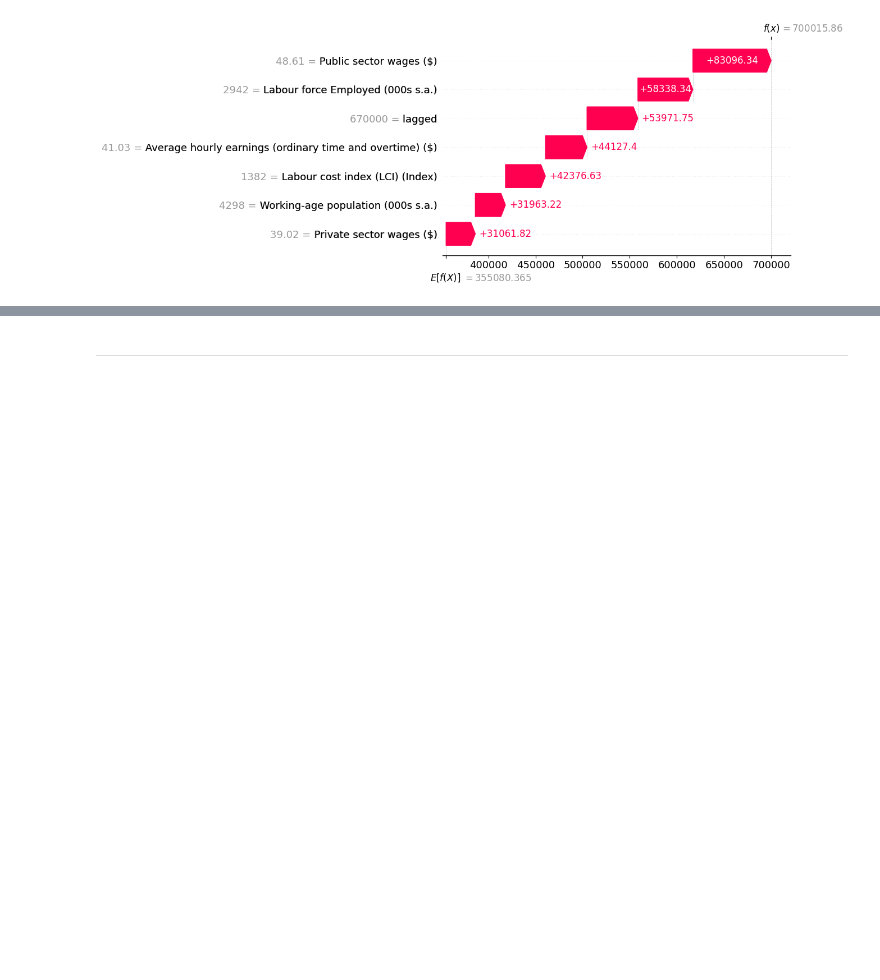
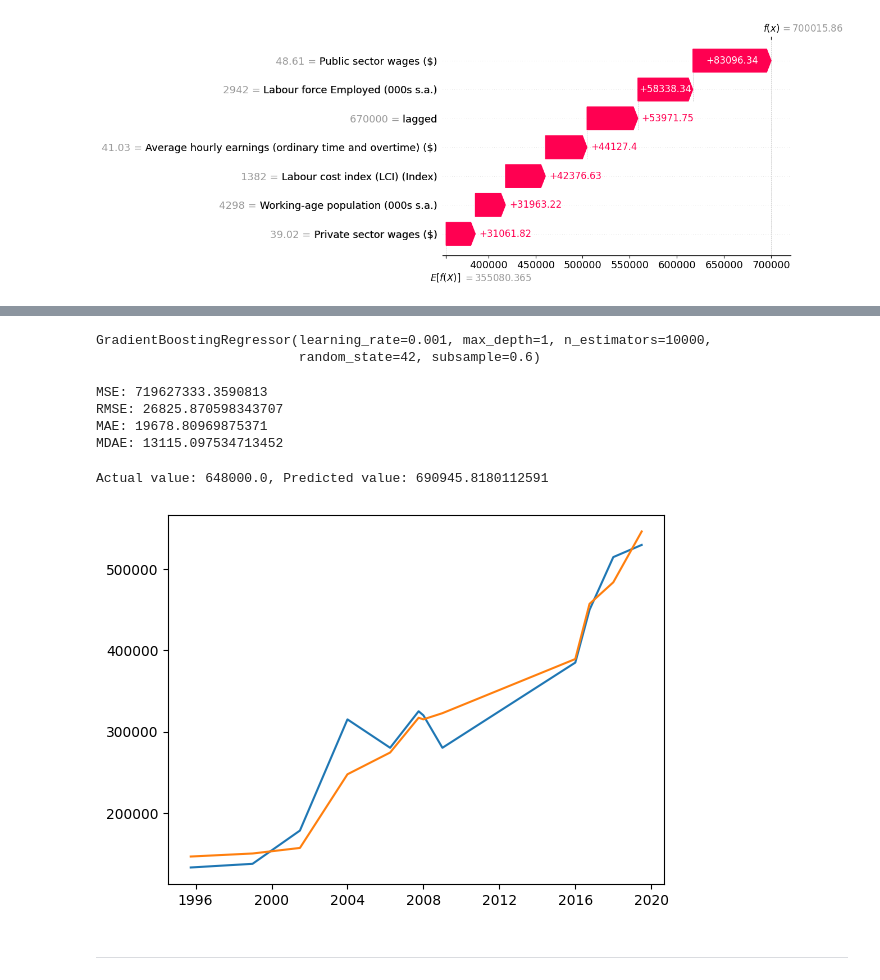
Before and after one commit to Sheepsta300/Machine-Learning-Project, a Jupyter notebook: Housing_Price_Predictor.ipynb, the cells around one changed output, grey strips where cells are left out. Cells and saved outputs as stored; diff of their text form; code cells hidden in the pictures; blank space fills up the shorter version.

```diff
--- a/Housing_Price_Predictor.ipynb
+++ b/Housing_Price_Predictor.ipynb
@@ -1364,3 +1455,36 @@ shap.waterfall_plot(shap_values[0])
+# %%
+param_dist = {
+    'n_estimators': 10000,
+    'learning_rate': 0.001,
+    'max_depth': 1,
+    'loss':'squared_error',
+    'random_state':42,
+    'subsample':0.6
+}
+
+gbt = GradientBoostingRegressor(**param_dist)
+# %%
+gbt.fit(train_small.drop(columns='Nelson'), train_small[['Nelson']])
+# %% [output]
+GradientBoostingRegressor(learning_rate=0.001, max_depth=1, n_estimators=10000,
+                          random_state=42, subsample=0.6)
+# %%
+test_pred = gbt.predict(test_small.drop(columns='Nelson').sort_values(by='date'))
+print_metrics(test_small, test_pred)
+# %% [output]
+MSE: 719627333.3590813
+RMSE: 26825.870598343707
+MAE: 19678.80969875371
+MDAE: 13115.097534713452
+# %%
+pred_last = gbt.predict(df_filtered[-1:].drop(columns='Nelson'))
+print(f'Actual value: {df_filtered[-1:].Nelson.values[0]}, Predicted value: {pred_last[0]}')
+# %% [output]
+Actual value: 648000.0, Predicted value: 690945.8180112591
+# %%
+plot_pred_vs_actual(test_small, test_pred)
+# %% [output]
+[figure, added]
 # %% [markdown]
 ---
 # %% [markdown]
```
Also changed, not shown: parts of 28 cells of this notebook, 1 other file.
